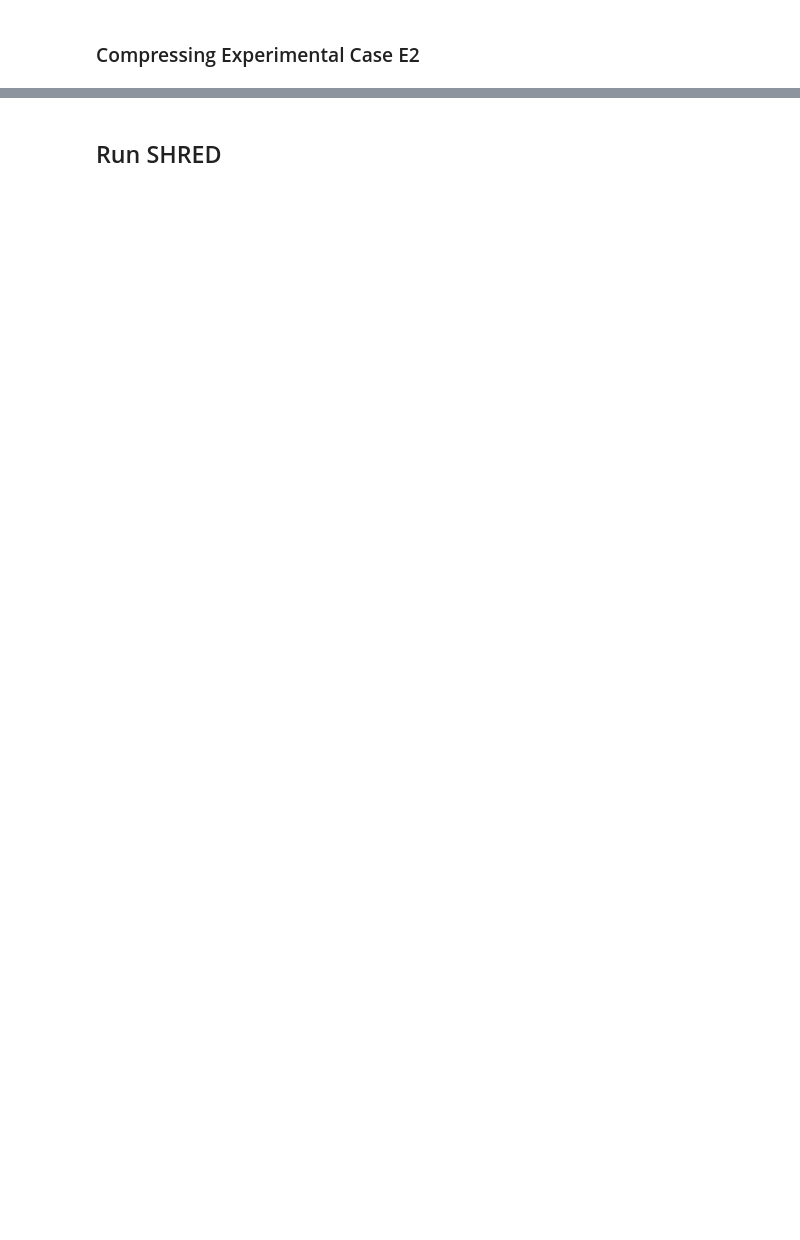
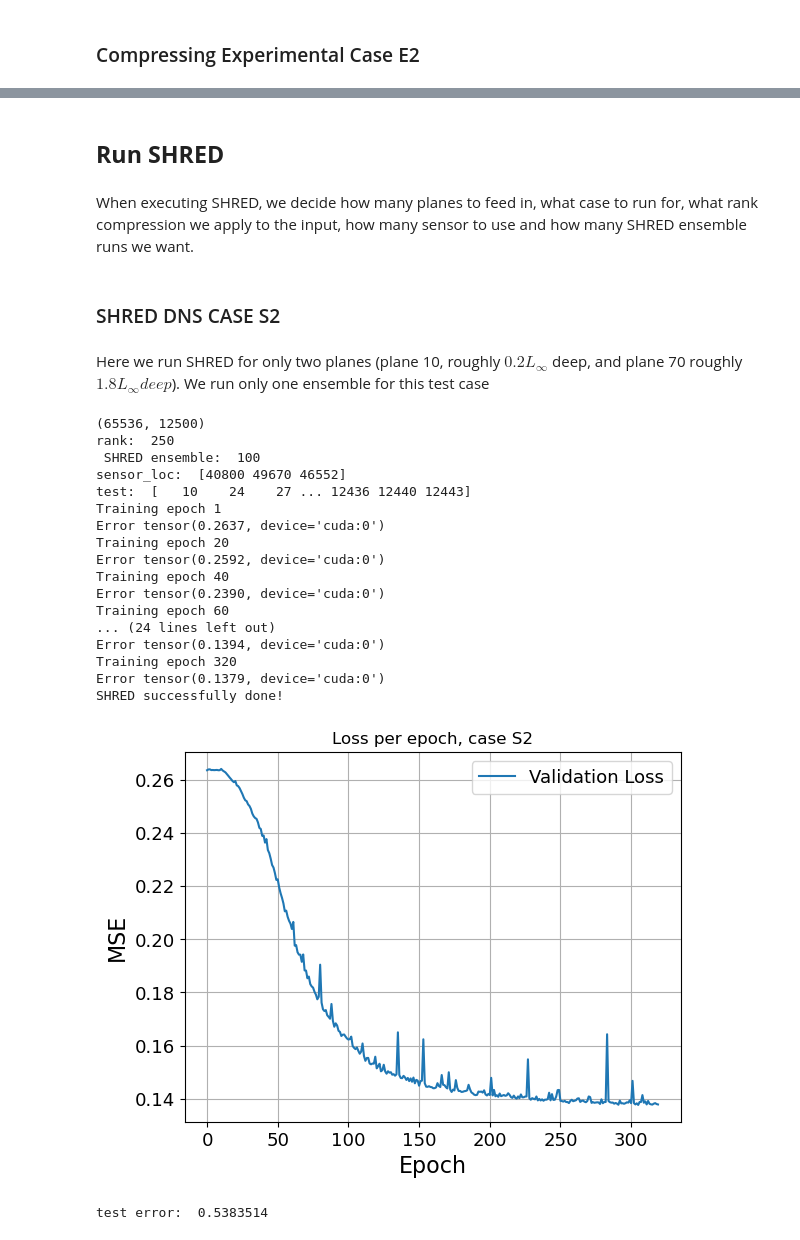
Before and after one commit to krissmoe/SHRED-turbulence-sensing, a Jupyter notebook: Run turbulence sensing SHRED.ipynb, the cells around one changed output, grey strips where cells are left out. Drawn from its saved outputs; the diff is of its cells as text; code cells hidden in the pictures; blank space fills up the shorter version.

Commit message:
Change and clean up SHRED_ensemble DNS

```diff
--- a/Run turbulence sensing SHRED.ipynb
+++ b/Run turbulence sensing SHRED.ipynb
@@ -54,2 +58,57 @@ plot_results.plot_svd_and_spectra_exp(case,plane, rank_list, mode_list, labels,
 # %% [markdown]
-## Run SHRED
+## **Run SHRED**
+# %% [markdown]
+When executing SHRED, we decide how many planes to feed in, what case to run for, what rank compression we apply to the input, how many sensor to use and how many SHRED ensemble runs we want.
+# %% [markdown]
+### SHRED DNS CASE S2
+# %% [markdown]
+Here we run SHRED for only two planes (plane 10, roughly $0.2 L_{\infty}$ deep, and plane 70 roughly $1.8 L_{\infty} deep$). We run only one ensemble for this test case
+# %%
+'''INPUT PARAMETERS'''
+case='S2'
+
+full_planes=True                    #if all planes included, set this to True.
+vel_planes_selective = [10,70]      #else, we choose specific planes
+
+num_sensors = 3   #number of sensors for surface measurement. Standard is 3.
+ens_start=100 #start index for first SHRED ensemble (can be 0)
+ens_end=100  #last index for SHRED ensemble
+lags=52     #lags for the LSTM, standard is 52
+random_sampling=True    #if True, snapshots are randomly exctracted and separated to training, validation or testing throughout the dataset. If False, a forecast is done (not fully functional as of now)
+
+
+if case=='S1':
+    vel_planes_all = np.arange(1,58)    #all planes for case S1
+    r_vals = [225]                      #chosen rank for case S1
+elif case=='S2':
+    vel_planes_all = np.arange(1,77)    #all planes for case S2
+    r_vals = [250]                      # chosen rank for case S2
+
+if full_planes:
+    vel_planes = vel_planes_all
+else:
+    vel_planes = vel_planes_selective
+
+
+'''RUN ENSEMBLE OF SHRED'''
+processdata.SHRED_ensemble_DNS(r_vals, num_sensors, ens_start, ens_end, vel_planes, lags, full_planes, random_sampling, case)
+# %% [output]
+(65536, 12500)
+rank:  250
+ SHRED ensemble:  100
+sensor_loc:  [40800 49670 46552]
+test:  [   10    24    27 ... 12436 12440 12443]
+Training epoch 1
+Error tensor(0.2637, device='cuda:0')
+Training epoch 20
+Error tensor(0.2592, device='cuda:0')
+Training epoch 40
+Error tensor(0.2390, device='cuda:0')
+Training epoch 60
+... (24 lines left out)
+Error tensor(0.1394, device='cuda:0')
+Training epoch 320
+Error tensor(0.1379, device='cuda:0')
+SHRED successfully done!
+[figure, added]
+test error:  0.5383514
```
Also changed, not shown: parts of 4 cells of this notebook, 4 other files.
